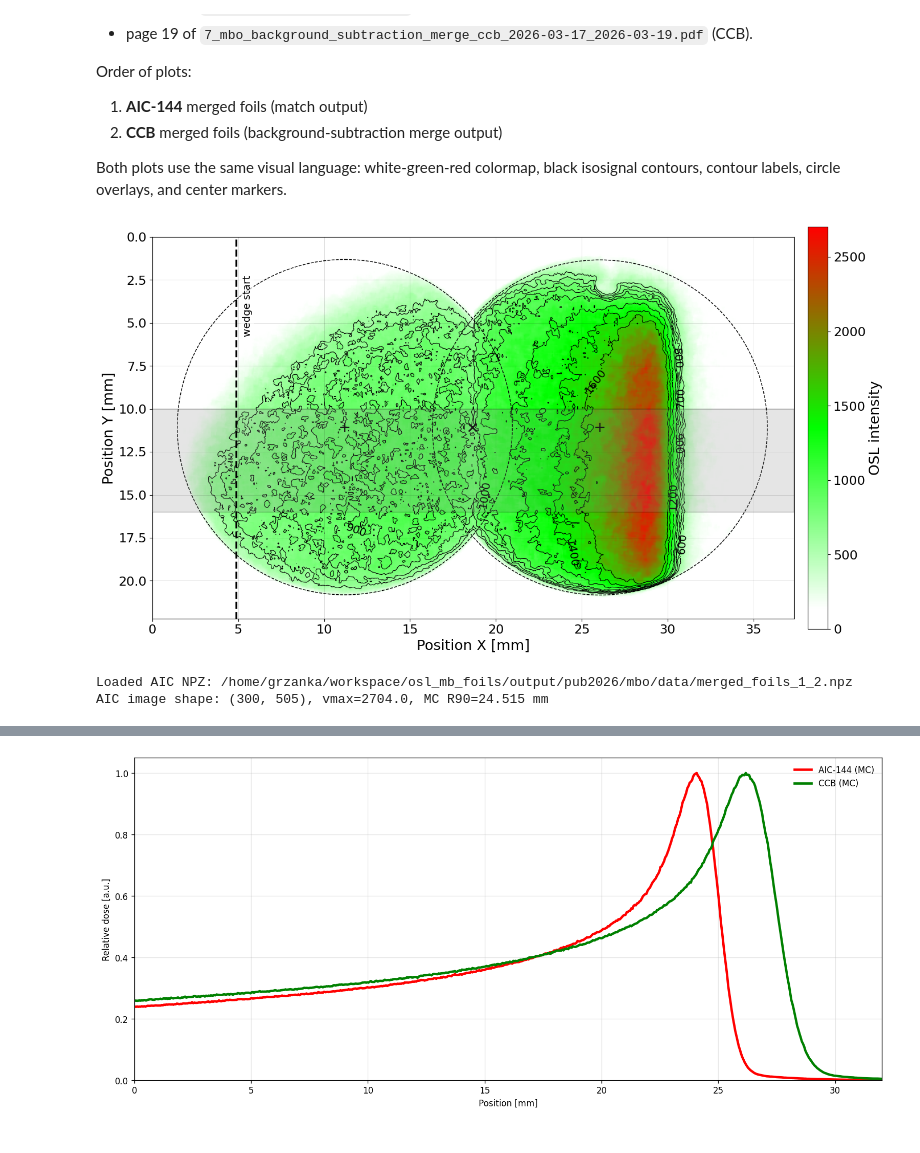
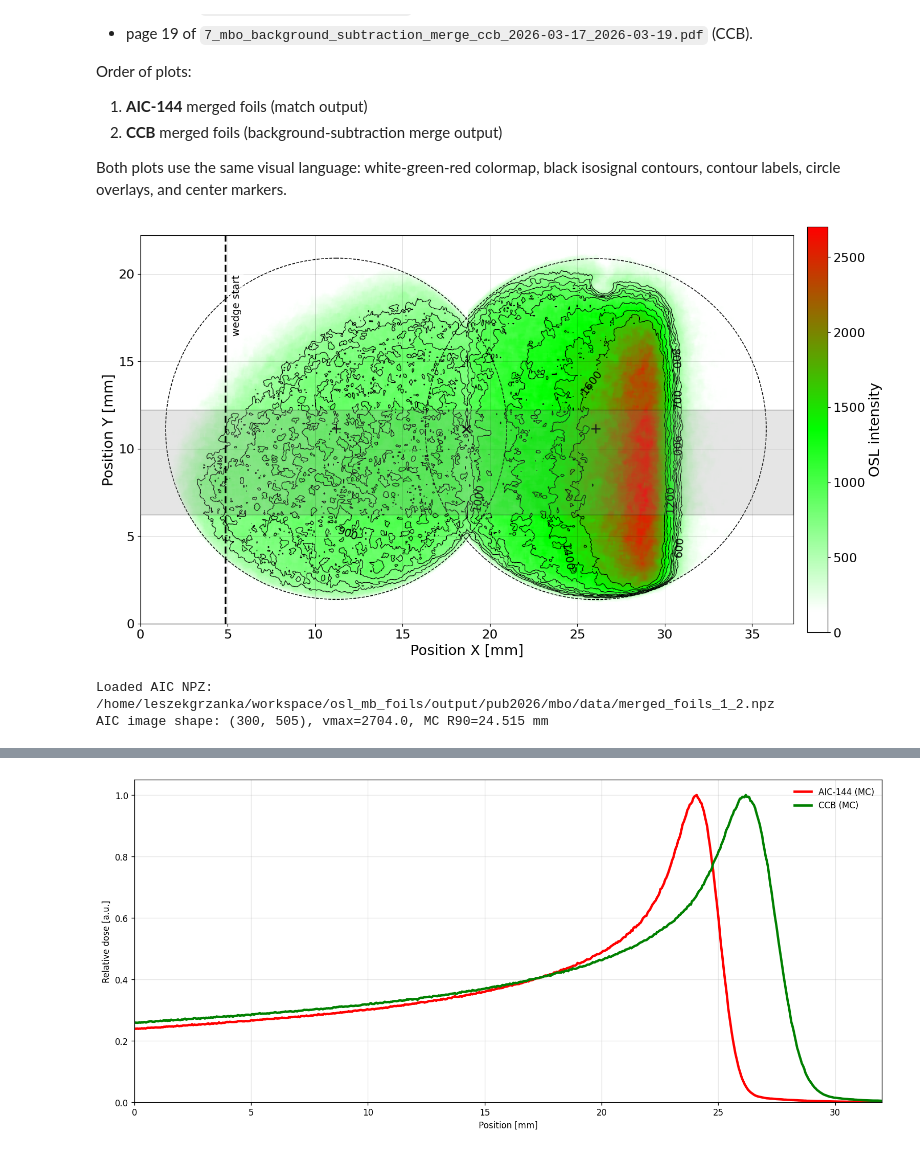
Before and after one commit to grzanka/osl_mb_foils, a Jupyter notebook: notebooks/pub_something_2026/1.4-mbo-2d-dose-aic144-ccb.ipynb, the cells around one changed output, grey strips where cells are left out. Drawn from its saved outputs; the diff is of its cells as text; code cells hidden in the pictures.

```diff
--- a/notebooks/pub_something_2026/1.4-mbo-2d-dose-aic144-ccb.ipynb
+++ b/notebooks/pub_something_2026/1.4-mbo-2d-dose-aic144-ccb.ipynb
@@ -20,6 +20,7 @@ import numpy as np
 import pandas as pd
 from matplotlib.colors import LinearSegmentedColormap
 from matplotlib.patches import Rectangle
+from matplotlib.ticker import FuncFormatter
 
 # Resolve repository root from current working directory.
 repo_root = Path.cwd()
@@ -56,6 +57,9 @@ STRIPE_FILL_ALPHA = 0.20
 
 # Label placement for wedge-start marker.
 WEDGE_START_LABEL_Y_MM = 4.0
+
+# Vertical-axis tick spacing for the 2D dose maps.
+Y_TICK_STEP_MM = 5.0
 
 # Match the font scale used by 1D plotting notebooks in this directory.
 LABEL_FONTSIZE = 18
@@ -206,6 +210,22 @@ def plot_isosignal_2d(
     ax.tick_params(axis="both", labelsize=TICK_FONTSIZE)
     ax.grid(True, color="k", alpha=0.2, lw=0.5)
 
+    # Show only positive coordinates with (0, 0) in the lower-left corner.
+    # The image extent already starts at x=0 on the left, so x labels need no
+    # change. The y axis is drawn with y=0 at the top (extent bottom=h*px,
+    # top=0), so we relabel ticks with `h*px - y` to read 0 at the bottom and
+    # grow upward. Image data and overlays remain at their original
+    # coordinates.
+    h_mm = h * px
+    ax.yaxis.set_major_formatter(FuncFormatter(lambda y, pos: f"{h_mm - y:g}"))
+
+    # Place vertical-axis ticks every Y_TICK_STEP_MM in displayed coordinates,
+    # starting from 0 at the bottom (= actual y of h_mm) up to the highest
+    # multiple of the step that fits within the image height.
+    n_steps = int(np.floor(h_mm / Y_TICK_STEP_MM))
+    displayed_ticks_mm = np.arange(0, n_steps * Y_TICK_STEP_MM + 1e-9, Y_TICK_STEP_MM)
+    ax.set_yticks(h_mm - displayed_ticks_mm)
+
     cbar = fig.colorbar(im, ax=ax, fraction=0.03, pad=0.02)
     cbar.set_label("OSL intensity", fontsize=COLORBAR_LABEL_FONTSIZE)
     cbar.ax.tick_params(labelsize=COLORBAR_TICK_FONTSIZE)
@@ -224,35 +244,35 @@ aic_npz = np.load(aic_npz_path)
 aic_img = aic_npz["merged_image_opt"].astype(float)
 aic_px = float(aic_npz["pixel_size_mm"])
 aic_left_circle = (
     float(aic_npz["left_circle_opt_x"]),
     float(aic_npz["left_circle_opt_y"]),
     float(aic_npz["left_circle_opt_r"]),
 )
 aic_right_circle = (
     float(aic_npz["right_circle_opt_x"]),
     float(aic_npz["right_circle_opt_y"]),
     float(aic_npz["right_circle_opt_r"]),
 )
 aic_vmax = float(np.nanmax(aic_img))
 
 fig_aic = plot_isosignal_2d(
     aic_img,
     aic_left_circle,
     aic_right_circle,
     aic_px,
     contour_levels=AIC_CONTOUR_LEVELS,
     vmax=aic_vmax,
     stripe_y_min_mm=PROFILE_STRIPE_Y_MIN_MM,
     stripe_y_max_mm=PROFILE_STRIPE_Y_MAX_MM,
     wedge_start_offset_from_r90_mm=mc_aic_r90_mm,
 )
 plt.show()
 
 print(f"Loaded AIC NPZ: {aic_npz_path}")
 print(f"AIC image shape: {aic_img.shape}, vmax={aic_vmax:.1f}, MC R90={mc_aic_r90_mm:.3f} mm")
 # %% [output]
-[figure, old version]
+[figure, new version]
-Loaded AIC NPZ: /home/grzanka/workspace/osl_mb_foils/output/pub2026/mbo/data/merged_foils_1_2.npz
+Loaded AIC NPZ: /home/leszekgrzanka/workspace/osl_mb_foils/output/pub2026/mbo/data/merged_foils_1_2.npz
 AIC image shape: (300, 505), vmax=2704.0, MC R90=24.515 mm
 # %%
 # ------------------------------------------------------------------
```
Also changed, not shown: parts of 1 cell of this notebook, 5 other files.
